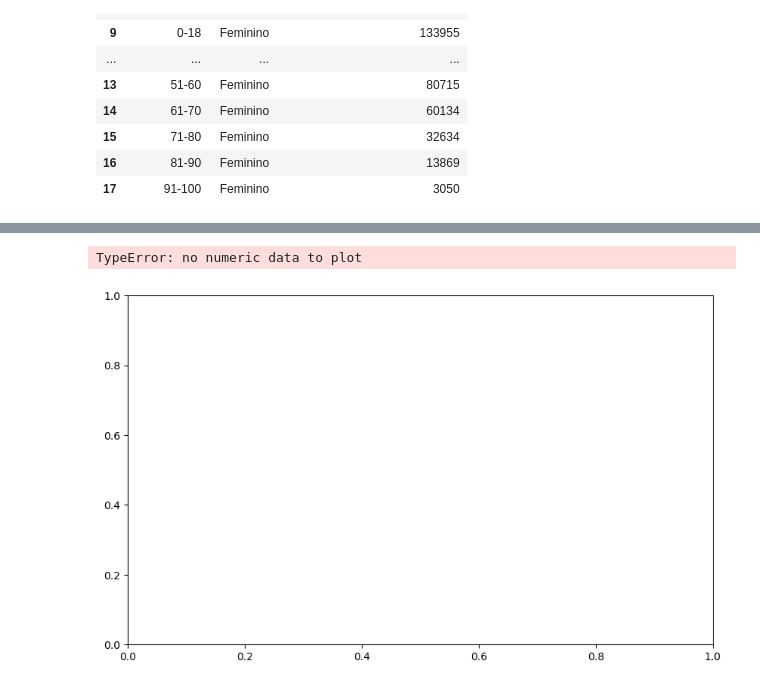
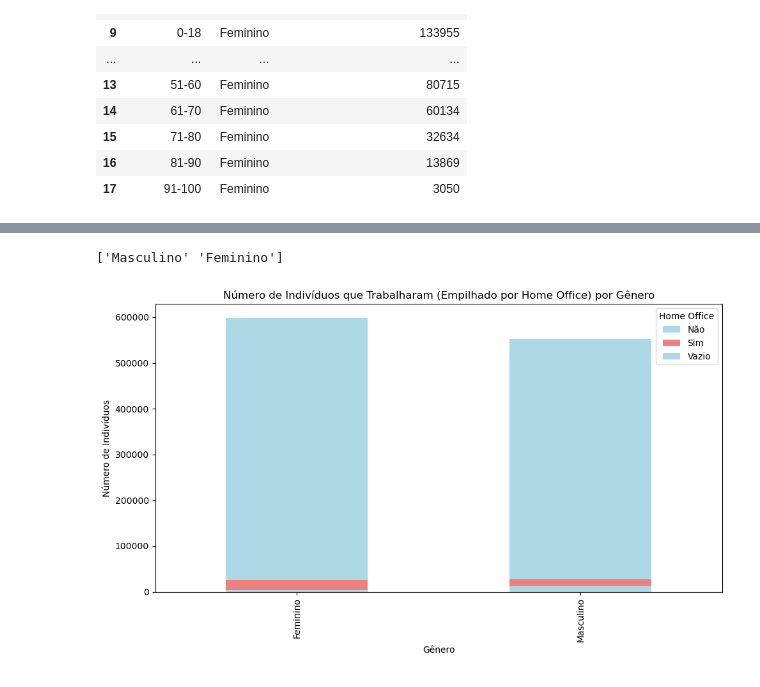
Before and after one commit to Iana-Neri22/AnalyticsStudies, a Jupyter notebook: analise_covid.ipynb, the cells around one changed output, grey strips where cells are left out. Saved outputs shown, nothing was run; the diff lists cells and outputs as text; code cells hidden in the pictures.

```diff
--- a/analise_covid.ipynb
+++ b/analise_covid.ipynb
@@ -344,12 +330,9 @@ display(df_piramide)
 | 17 | 91-100 | Feminino | 3050 |
 # %%
 dict_genero = {
-    1: 'Masculino',
-    2: 'Feminino'
+    1.: 'Masculino',
+    2.: 'Feminino'
 }
-
-# Listar colunas de sintomas
-cols_sintomas = [i for i in dict_colunas.values() if i.startswith('Sintoma')]
 
 # Calcular total de sintomas
 df['Total_Sintomas'] = (df[cols_sintomas] == 1).sum(axis=1)
@@ -361,6 +344,7 @@ df['Faixa_Etaria'] = pd.cut(df['Idade'], bins=bins, labels=labels, right=False)
 
 # Substituir valores de gênero com dict_genero
 df['Gênero'] = df['Gênero'].map(dict_genero)
+display(df['Gênero'])
 
 # Contar o número de indivíduos por faixa etária e sexo
 df_piramide = df.groupby(['Faixa_Etaria', 'Gênero']).size().unstack(fill_value=0)
@@ -370,8 +354,6 @@ df_piramide = df_piramide.apply(lambda x: x if x.name == 'Masculino' else -x, ax
 df_pie = df.groupby('Gênero')['Total_Sintomas'].sum().reset_index()
 df_pie['Porcentagem'] = df_pie['Total_Sintomas'] / df_pie['Total_Sintomas'].sum() * 100
 
-
-display(df_piramide)
 # Gráfico de pirâmide populacional
 plt.figure(figsize=(10, 6))
 df_piramide.plot(kind='barh', x='Faixa_Etaria', stacked=True, color=['blue', 'red'], ax=plt.gca())
@@ -403,6 +387,5 @@ plt.show()
 # %%
-# Listar colunas de sintomas
-cols_sintomas = [i for i in df.columns if i.startswith('Sintoma')]
+from matplotlib.ticker import ScalarFormatter
 
 # Sum each symptom column where the value equals 1
 sum_sintomas = df[cols_sintomas].sum(axis=0)
@@ -414,14 +397,11 @@ sum_sintomas_df = pd.DataFrame(sum_sintomas, columns=['Total_Ocorrencias'])
 sum_sintomas_df.reset_index(inplace=True)
 sum_sintomas_df.columns = ['Sintoma', 'Total_Ocorrencias']
 
-# Display the result
-display(sum_sintomas_df)
-
-# Substituir valores de gênero com dict_genero
-df['Gênero'] = df['Gênero'].map(dict_genero)
-
+# Substituir valores de gênero com
+#df['Gênero'] = df['Gênero'].map(dict_genero)
+print(df['Gênero'].unique())
 # Verificar se há valores nulos após o mapeamento e remover
-df = df.dropna(subset=['Gênero'])
+#df = df.dropna(subset=['Gênero'])
 
 # Agrupar total de cada sintoma por gênero
 df_sintomas_genero = df.groupby('Gênero')[cols_sintomas].sum()
@@ -439,6 +419,8 @@ plt.title('Total de Cada Sintoma por Gênero')
 plt.ylabel('Número de Ocorrências')
 plt.xlabel('Sintomas')
 plt.xticks(rotation=45)
+plt.gca().yaxis.set_major_formatter(ScalarFormatter())
+plt.gca().ticklabel_format(useOffset=False, style='plain', axis='y')
 plt.legend(title='Gênero')
 plt.tight_layout()
 plt.show()
@@ -464,33 +430,37 @@ print(df['Home_Office'].unique())
 # %%
 # Mapeando valores na coluna 'Trabalhou'
-df['Trabalhou'] = df['Trabalhou'].map({1: 'Sim', 2: 'Não', np.nan: 'Vazio'})
-df['Home_Office'] = df['Home_Office'].map({1: 'Sim', 2: 'Não', np.nan: 'Vazio'})
-#print(df['Trabalhou'].unique())
+
+df['Trabalhou'] = df['Trabalhou'].map({1.: 'Sim', 2.: 'Não', np.nan: 'Vazio'})
+df['Home_Office'] = df['Home_Office'].map({1.: 'Sim', 2.: 'Não', np.nan: 'Vazio'})
 
 # Mapeando valores na coluna 'Home_Office'
 #df['Home_Office'] = df['Home_Office'].map({1: 'Sim', 2: 'Não', np.nan: 'Não Informado'})
-#print(df['Home_Office'].unique())
 
+#display(df_trabalhou)
 # Filtrar apenas os indivíduos que trabalharam
-df_trabalhou = df[df['Trabalhou'] == 'Sim']
-df_trabalhou = df_trabalhou[df_trabalhou['Home_Office'].isin(['Sim', 'Não'])]
+df_trabalhou = df.copy()
+
+#df_trabalhou = df_trabalhou[df_trabalhou['Home_Office'].isin(['Sim', 'Não'])]
 
 # Filtrar onde a coluna 'Home_Office' tem os valores 'Sim' ou 'Não'
 
+df_trabalhou_home_office = df_trabalhou[df_trabalhou['Home_Office'] == 'Sim']
+#display(df_trabalhou_home_office)
 
 # Contar os casos de trabalho em home office e não home office, por gênero
+print(df_trabalhou['Gênero'].unique())
 df_trabalhou_home_office = df_trabalhou.groupby(['Gênero', 'Home_Office']).size().unstack(fill_value=0)
-#display(df_trabalhou_home_office)
+
 # Criar o gráfico de barras empilhadas
 plt.figure(figsize=(10, 6))
 df_trabalhou_home_office.plot(kind='bar', stacked=True, color=['lightblue', 'lightcoral'], ax=plt.gca())
 plt.title('Número de Indivíduos que Trabalharam (Empilhado por Home Office) por Gênero')
 plt.xlabel('Gênero')
 plt.ylabel('Número de Indivíduos')
 plt.legend(title='Home Office')
 plt.tight_layout()
 plt.show()
 # %% [output]
-TypeError: no numeric data to plot
+['Masculino' 'Feminino']
-[figure, old version]
+[figure, new version]
 # %%
```
Also changed, not shown: parts of 11 cells of this notebook.
